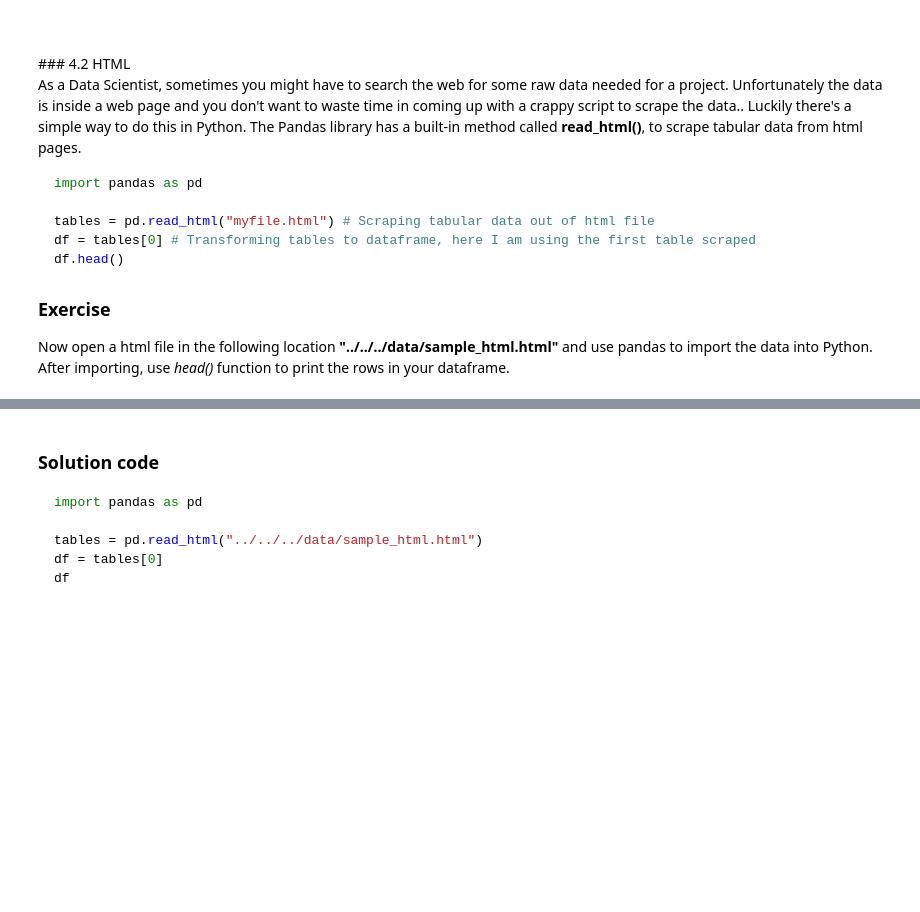
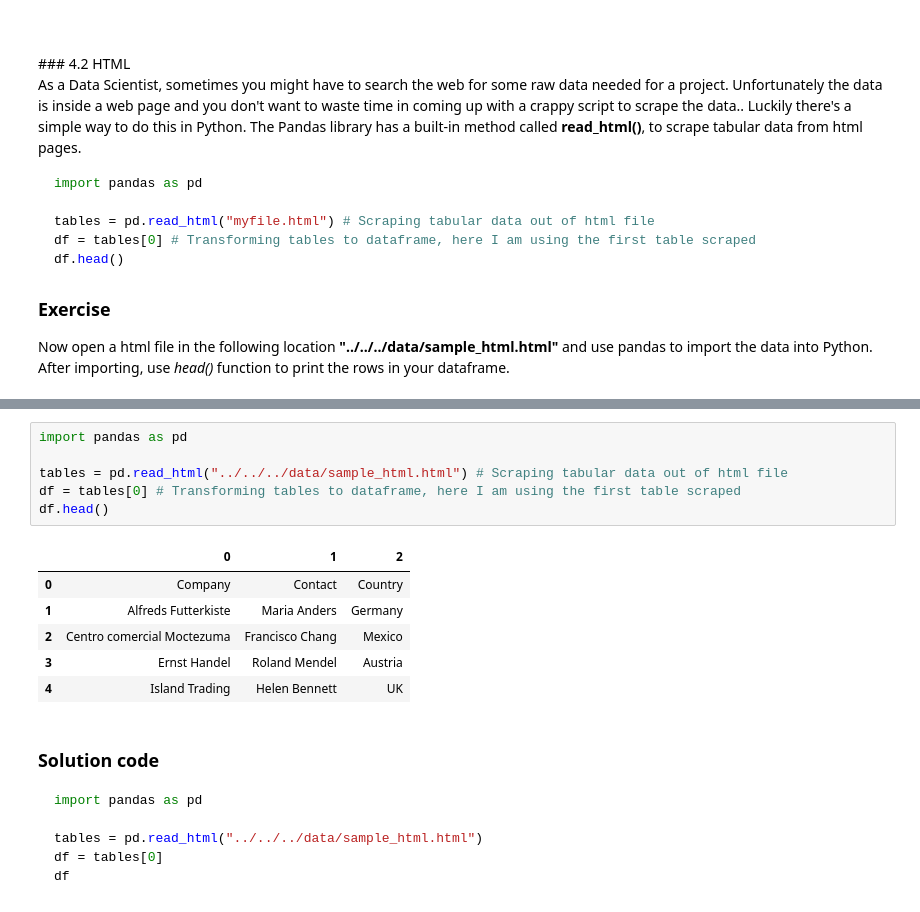
Before and after one commit to druuu/vinod-data, a Jupyter notebook: content/03-Data_Handling_101_for_Data_Scientists/04-Dealing_with_CSVs_TIFFs_and_other_file_formats_in_Python/01-Data_formats.ipynb, the cells around one changed output, grey strips where cells are left out. Drawn from its saved outputs; the diff is of its cells as text; blank space fills up the shorter version.

```diff
--- a/content/03-Data_Handling_101_for_Data_Scientists/04-Dealing_with_CSVs_TIFFs_and_other_file_formats_in_Python/01-Data_formats.ipynb
+++ b/content/03-Data_Handling_101_for_Data_Scientists/04-Dealing_with_CSVs_TIFFs_and_other_file_formats_in_Python/01-Data_formats.ipynb
@@ -223,3 +312,16 @@ Now open a html file in the following location **"../../../data/sample_html.html
+# %%
+import pandas as pd
+
+tables = pd.read_html("../../../data/sample_html.html") # Scraping tabular data out of html file
+df = tables[0] # Transforming tables to dataframe, here I am using the first table scraped
+df.head()
+# %% [output]
+|  | 0 | 1 | 2 |
+| 0 | Company | Contact | Country |
+| 1 | Alfreds Futterkiste | Maria Anders | Germany |
+| 2 | Centro comercial Moctezuma | Francisco Chang | Mexico |
+| 3 | Ernst Handel | Roland Mendel | Austria |
+| 4 | Island Trading | Helen Bennett | UK |
 # %% [markdown]
 ### Solution code
 
```
Also changed, not shown: parts of 4 cells of this notebook, 1 other file.
